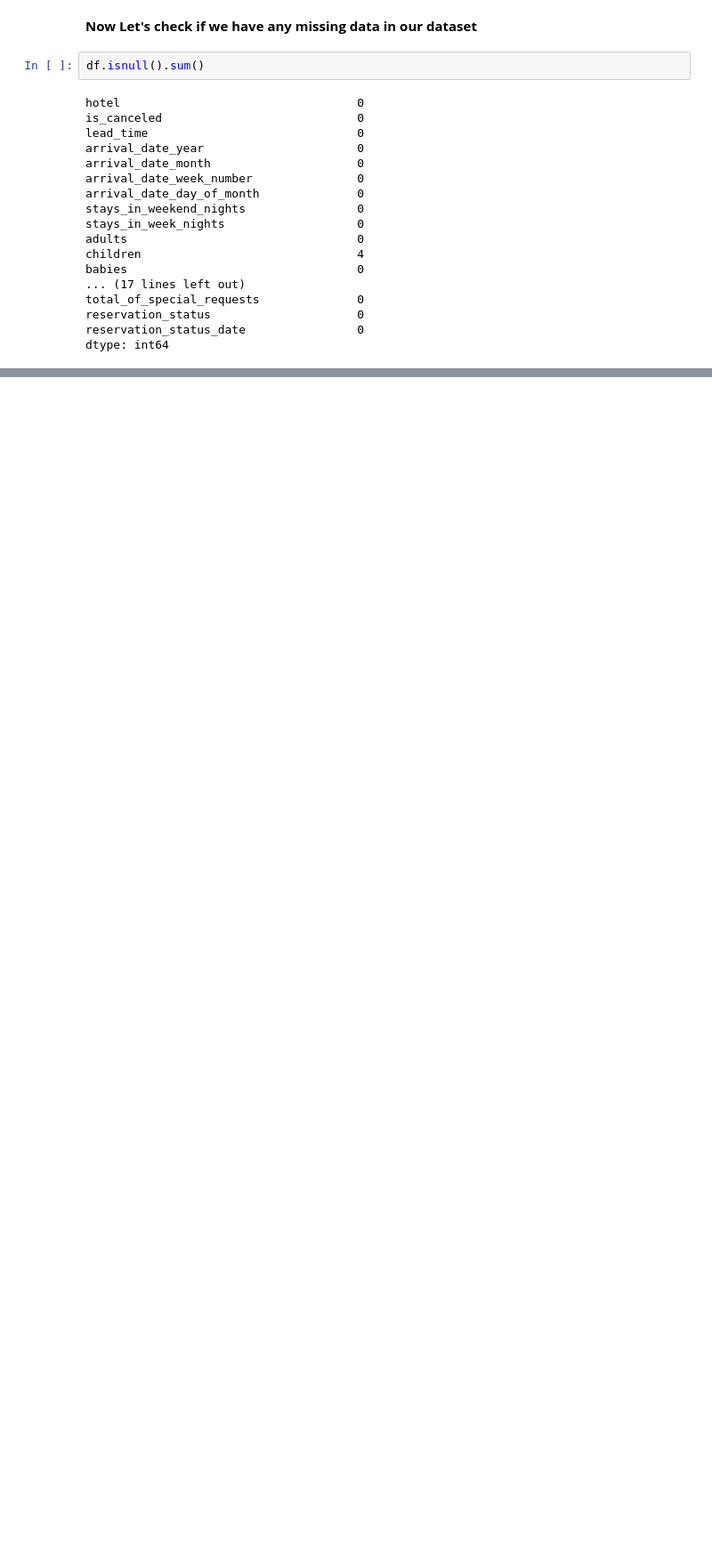
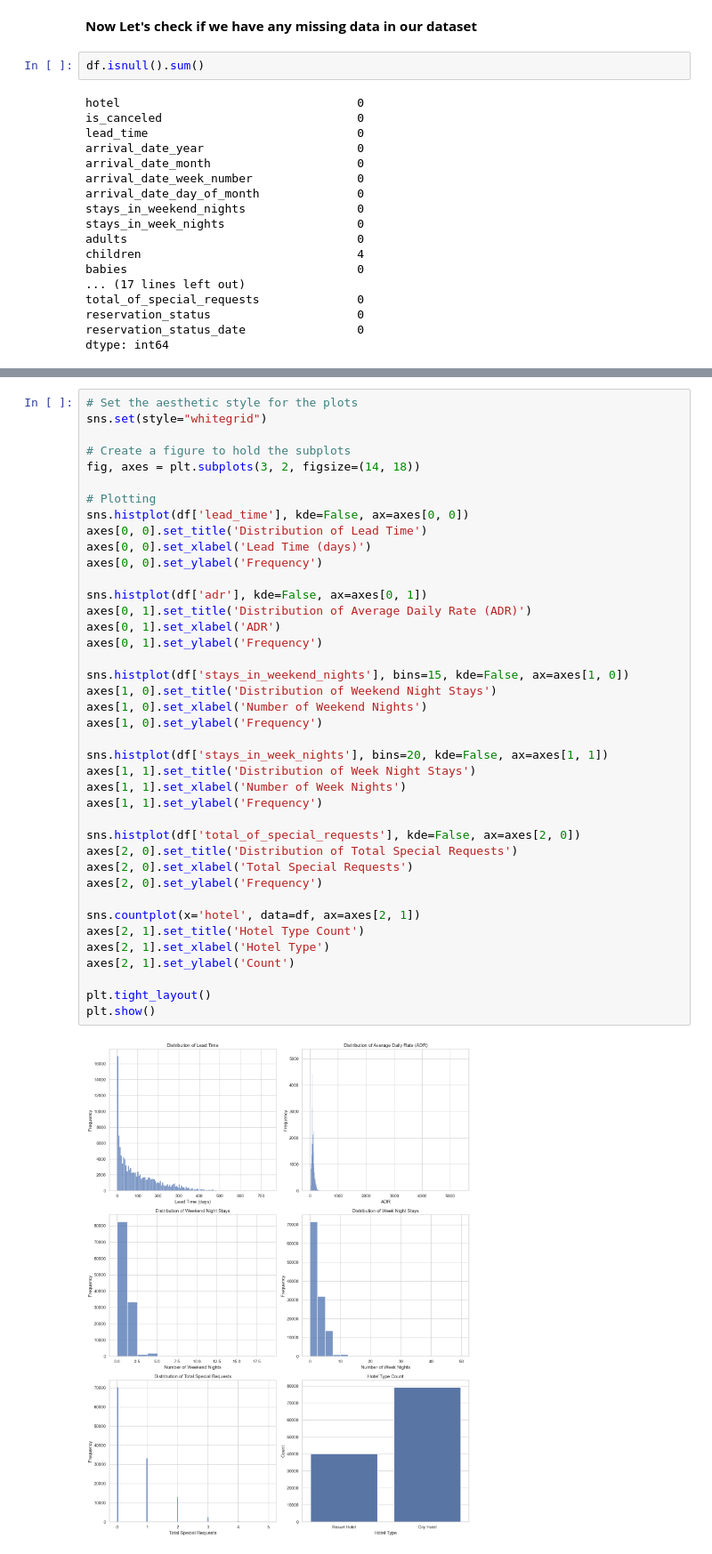
Before and after one commit to cmps460s24/mp-t9-amar-mohamed-osama-salman, a Jupyter notebook: project_new/project.ipynb, the cells around one changed output, grey strips where cells are left out. Shown at 89% size. Cells and saved outputs as stored; diff of their text form; blank space fills up the shorter version.

```diff
--- a/project_new/project.ipynb
+++ b/project_new/project.ipynb
@@ -335,0 +340,42 @@ dtype: int64
+# %%
+# Set the aesthetic style for the plots
+sns.set(style="whitegrid")
+
+# Create a figure to hold the subplots
+fig, axes = plt.subplots(3, 2, figsize=(14, 18))
+
+# Plotting
+sns.histplot(df['lead_time'], kde=False, ax=axes[0, 0])
+axes[0, 0].set_title('Distribution of Lead Time')
+axes[0, 0].set_xlabel('Lead Time (days)')
+axes[0, 0].set_ylabel('Frequency')
+
+sns.histplot(df['adr'], kde=False, ax=axes[0, 1])
+axes[0, 1].set_title('Distribution of Average Daily Rate (ADR)')
+axes[0, 1].set_xlabel('ADR')
+axes[0, 1].set_ylabel('Frequency')
+
+sns.histplot(df['stays_in_weekend_nights'], bins=15, kde=False, ax=axes[1, 0])
+axes[1, 0].set_title('Distribution of Weekend Night Stays')
+axes[1, 0].set_xlabel('Number of Weekend Nights')
+axes[1, 0].set_ylabel('Frequency')
+
+sns.histplot(df['stays_in_week_nights'], bins=20, kde=False, ax=axes[1, 1])
+axes[1, 1].set_title('Distribution of Week Night Stays')
+axes[1, 1].set_xlabel('Number of Week Nights')
+axes[1, 1].set_ylabel('Frequency')
+
+sns.histplot(df['total_of_special_requests'], kde=False, ax=axes[2, 0])
+axes[2, 0].set_title('Distribution of Total Special Requests')
+axes[2, 0].set_xlabel('Total Special Requests')
+axes[2, 0].set_ylabel('Frequency')
+
+sns.countplot(x='hotel', data=df, ax=axes[2, 1])
+axes[2, 1].set_title('Hotel Type Count')
+axes[2, 1].set_xlabel('Hotel Type')
+axes[2, 1].set_ylabel('Count')
+
+plt.tight_layout()
+plt.show()
+# %% [output]
+[figure, added]
```
Also changed, not shown: parts of 2 cells of this notebook.
